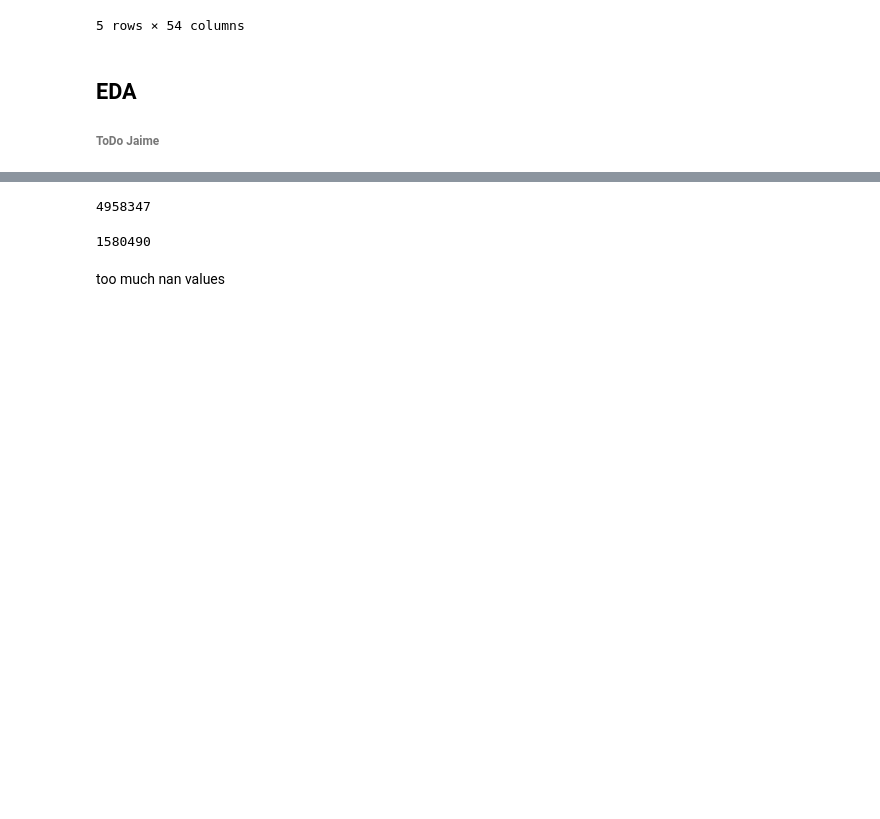
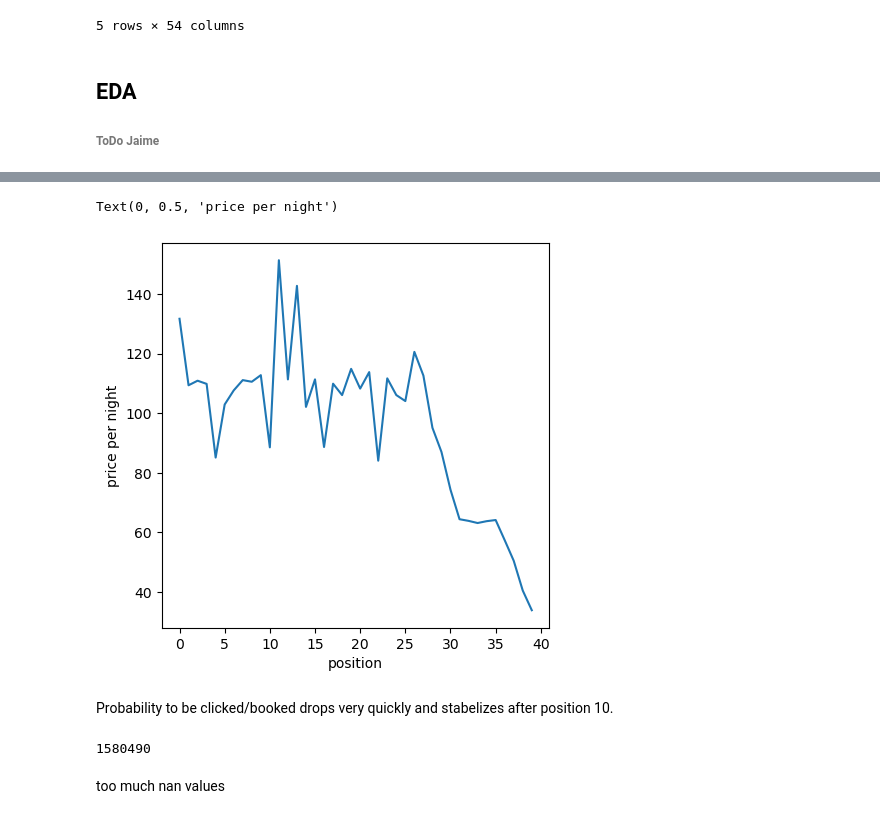
Before and after one commit to ryan-ott/DMT-Group17, a Jupyter notebook: Assignment2/expedia.ipynb, the cells around one changed output, grey strips where cells are left out. Drawn from its saved outputs; the diff is of its cells as text; code cells hidden in the pictures; blank space fills up the shorter version.

```diff
--- a/Assignment2/expedia.ipynb
+++ b/Assignment2/expedia.ipynb
@@ -28,3 +98,12 @@ df.head()
+# %%
+plt.plot(price_top_25)
+plt.xlabel('position')
+plt.ylabel('price per night')
+# %% [output]
+Text(0, 0.5, 'price per night')
+[figure, added]
+# %% [markdown]
+Probability to be clicked/booked drops very quickly and stabelizes after position 10.
 # %%
 competitive_metrics = ['compX_rate', 'compX_inv', "compX_rate_percent_diff"]
 full_competitive_metrics = []
@@ -33,10 +112,6 @@ for metric in competitive_metrics:
     for x in range(1,9):
         metric_list.append(metric.replace("X", str(x)))
     full_competitive_metrics.append(metric_list)
-# %%
-len(df)
-# %% [output]
-4958347
 # %%
 len(df[full_competitive_metrics[2]].dropna(axis = 'index', how = 'all'))
 # %% [output]
```
Also changed, not shown: parts of 13 cells of this notebook.
